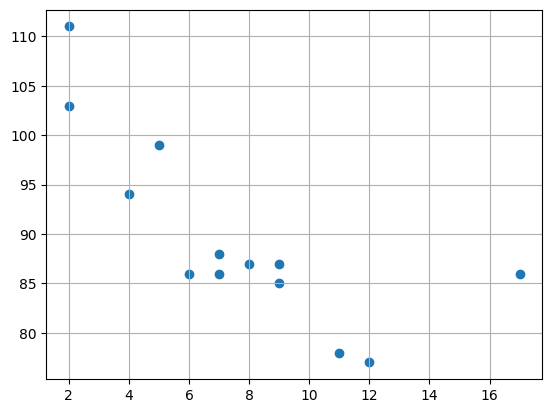
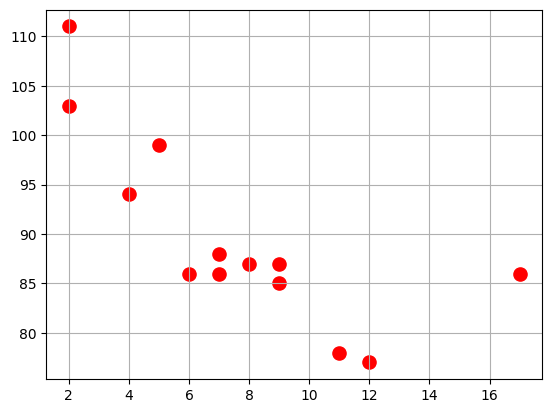
The change to this notebook cell's code, shown as a diff; its figure went from the first image to the second:
--- before
+++ after
@@ -1,3 +1,3 @@
-plt.scatter(x, y)
+plt.scatter(x, y, color='red', s=90)
 plt.grid()
 plt.show()

Commit: Advanced_Plot